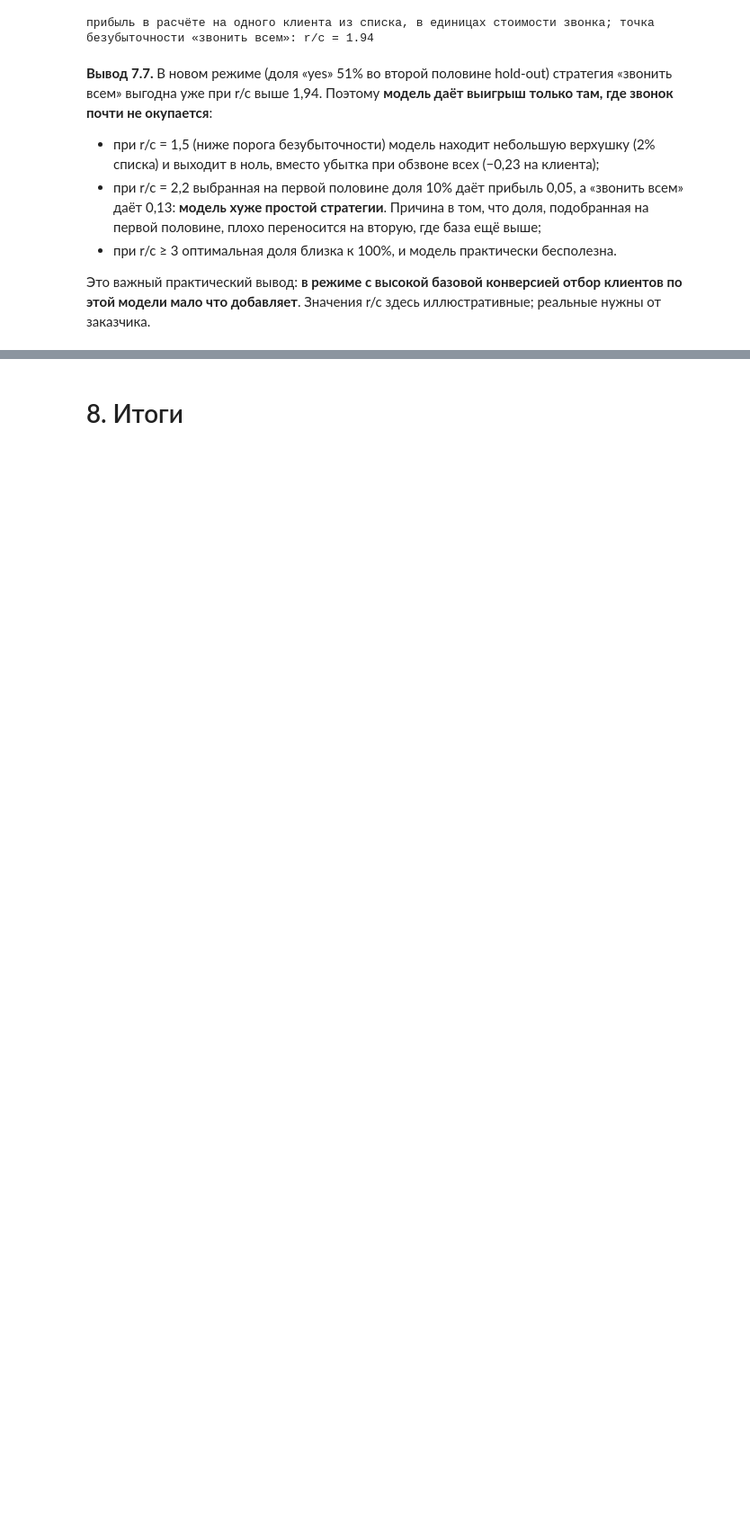
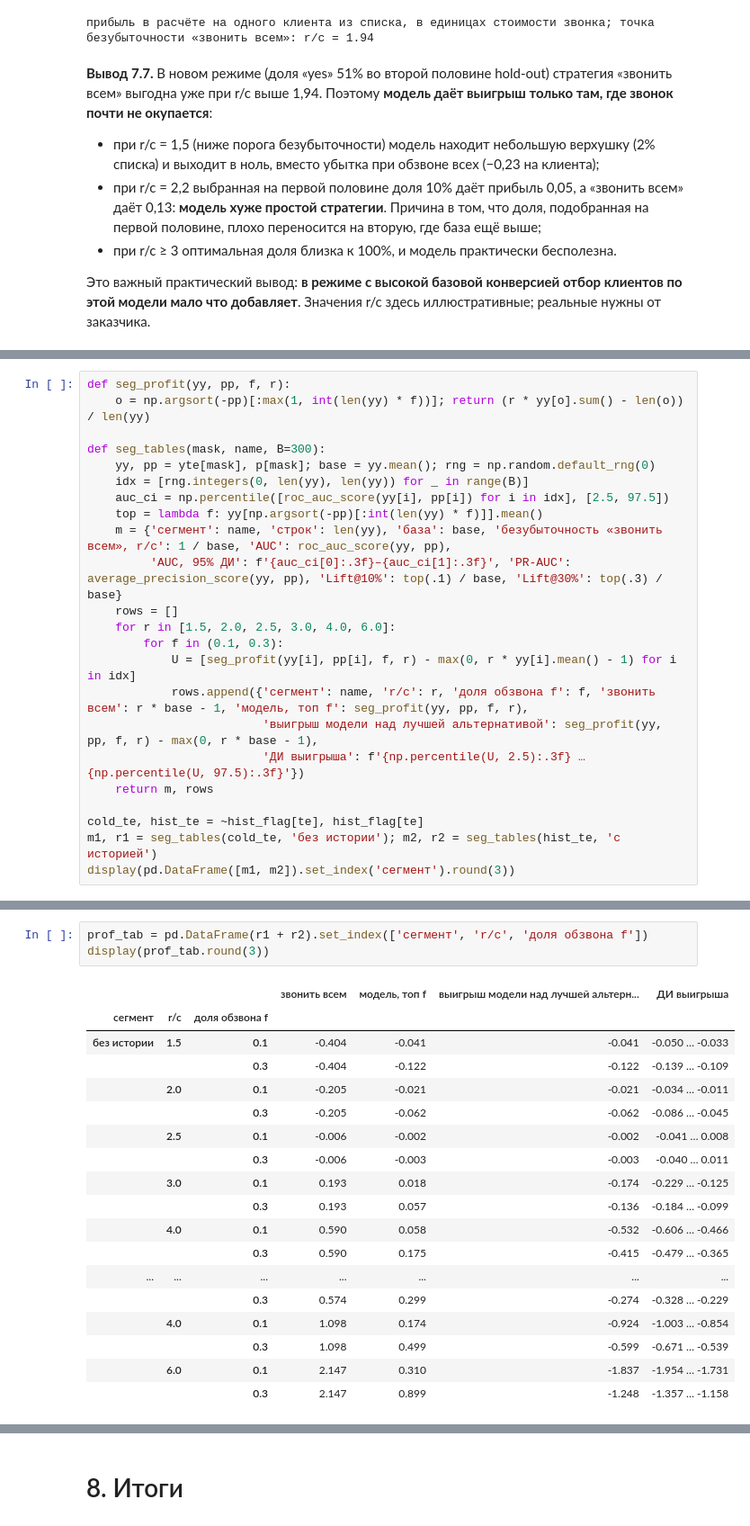
Before and after one commit to RafaelPozoyan/UrFU_project, a Jupyter notebook: final_pipeline.ipynb, the cells around one changed output, grey strips where cells are left out. Shown at 90% size. Cells and saved outputs as stored; diff of their text form; blank space fills up the shorter version.

Commit message:
final_pipeline: раздел 7.8 — экономическая целесообразность модели по сегментам
Co-Authored-By: Claude Sonnet 5.5 <noreply@anthropic.com>

```diff
--- a/final_pipeline.ipynb
+++ b/final_pipeline.ipynb
@@ -956,0 +968,23 @@ print('прибыль в расчёте на одного клиента из с
+# %%
+def seg_profit(yy, pp, f, r):
+    o = np.argsort(-pp)[:max(1, int(len(yy) * f))]; return (r * yy[o].sum() - len(o)) / len(yy)
+
+def seg_tables(mask, name, B=300):
+    yy, pp = yte[mask], p[mask]; base = yy.mean(); rng = np.random.default_rng(0)
+    idx = [rng.integers(0, len(yy), len(yy)) for _ in range(B)]
+    auc_ci = np.percentile([roc_auc_score(yy[i], pp[i]) for i in idx], [2.5, 97.5])
+    top = lambda f: yy[np.argsort(-pp)[:int(len(yy) * f)]].mean()
+    m = {'сегмент': name, 'строк': len(yy), 'база': base, 'безубыточность «звонить всем», r/c': 1 / base, 'AUC': roc_auc_score(yy, pp),
+         'AUC, 95% ДИ': f'{auc_ci[0]:.3f}–{auc_ci[1]:.3f}', 'PR-AUC': average_precision_score(yy, pp), 'Lift@10%': top(.1) / base, 'Lift@30%': top(.3) / base}
+    rows = []
+    for r in [1.5, 2.0, 2.5, 3.0, 4.0, 6.0]:
+        for f in (0.1, 0.3):
+            U = [seg_profit(yy[i], pp[i], f, r) - max(0, r * yy[i].mean() - 1) for i in idx]
+            rows.append({'сегмент': name, 'r/c': r, 'доля обзвона f': f, 'звонить всем': r * base - 1, 'модель, топ f': seg_profit(yy, pp, f, r),
+                         'выигрыш модели над лучшей альтернативой': seg_profit(yy, pp, f, r) - max(0, r * base - 1),
+                         'ДИ выигрыша': f'{np.percentile(U, 2.5):.3f} … {np.percentile(U, 97.5):.3f}'})
+    return m, rows
+
+cold_te, hist_te = ~hist_flag[te], hist_flag[te]
+m1, r1 = seg_tables(cold_te, 'без истории'); m2, r2 = seg_tables(hist_te, 'с историей')
+display(pd.DataFrame([m1, m2]).set_index('сегмент').round(3))
@@ -956,0 +998,22 @@ print('прибыль в расчёте на одного клиента из с
+# %%
+prof_tab = pd.DataFrame(r1 + r2).set_index(['сегмент', 'r/c', 'доля обзвона f'])
+display(prof_tab.round(3))
+# %% [output]
+|  |  |  | звонить всем | модель, топ f | выигрыш модели над лучшей альтерн... | ДИ выигрыша |
+| сегмент | r/c | доля обзвона f |  |  |  |  |
+| без истории | 1.5 | 0.1 | -0.404 | -0.041 | -0.041 | -0.050 … -0.033 |
+|  |  | 0.3 | -0.404 | -0.122 | -0.122 | -0.139 … -0.109 |
+|  | 2.0 | 0.1 | -0.205 | -0.021 | -0.021 | -0.034 … -0.011 |
+|  |  | 0.3 | -0.205 | -0.062 | -0.062 | -0.086 … -0.045 |
+|  | 2.5 | 0.1 | -0.006 | -0.002 | -0.002 | -0.041 … 0.008 |
+|  |  | 0.3 | -0.006 | -0.003 | -0.003 | -0.040 … 0.011 |
+|  | 3.0 | 0.1 | 0.193 | 0.018 | -0.174 | -0.229 … -0.125 |
+|  |  | 0.3 | 0.193 | 0.057 | -0.136 | -0.184 … -0.099 |
+|  | 4.0 | 0.1 | 0.590 | 0.058 | -0.532 | -0.606 … -0.466 |
+|  |  | 0.3 | 0.590 | 0.175 | -0.415 | -0.479 … -0.365 |
+| ... | ... | ... | ... | ... | ... | ... |
+|  |  | 0.3 | 0.574 | 0.299 | -0.274 | -0.328 … -0.229 |
+|  | 4.0 | 0.1 | 1.098 | 0.174 | -0.924 | -1.003 … -0.854 |
+|  |  | 0.3 | 1.098 | 0.499 | -0.599 | -0.671 … -0.539 |
+|  | 6.0 | 0.1 | 2.147 | 0.310 | -1.837 | -1.954 … -1.731 |
+|  |  | 0.3 | 2.147 | 0.899 | -1.248 | -1.357 … -1.158 |
```
Also changed, not shown: parts of 11 cells of this notebook.
